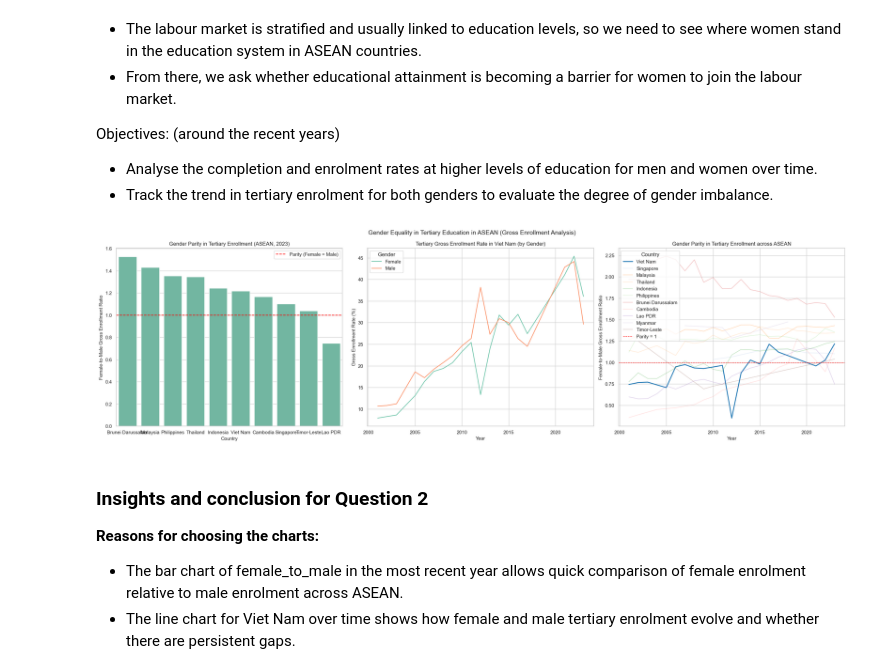
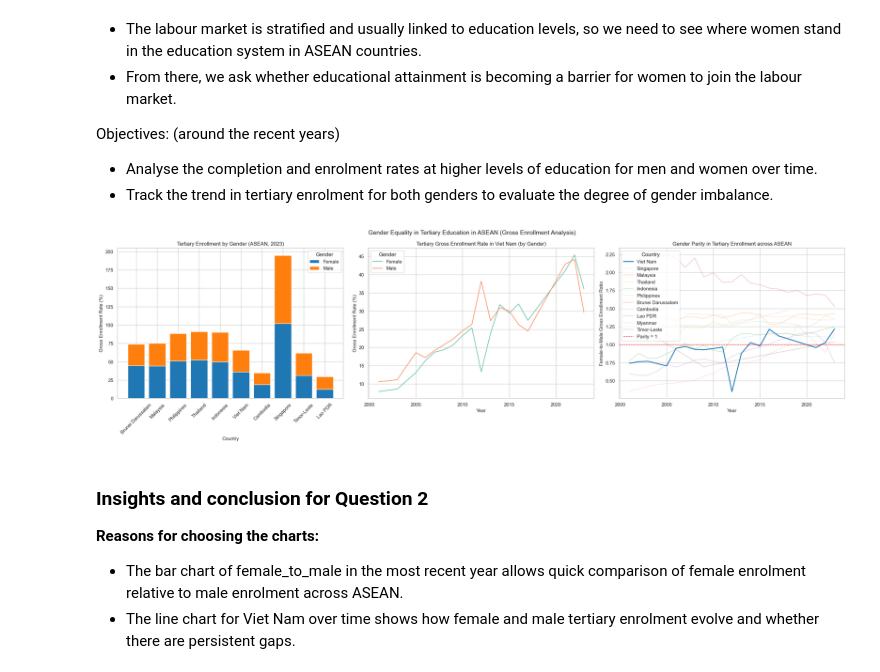
Before and after one commit to thloc1212/DV_LAB2, a Jupyter notebook: merged/merge.ipynb, the cells around one changed output. Drawn from its saved outputs; the diff is of its cells as text; code cells hidden in the pictures.

```diff
--- a/merged/merge.ipynb
+++ b/merged/merge.ipynb
@@ -1218,7 +1226,7 @@ latest_lfpr = latest_lfpr.sort_values("gap_male_minus_female")
 fig, axes = plt.subplots(1, 2, figsize=(18, 6))
 
 #line chart female LFPR over time for each country
-palette = sns.color_palette("tab20", n_colors=len(asean_countries))
+palette = dict(zip(asean_countries, sns.color_palette("tab20", len(asean_countries))))
 
 for i, country in enumerate(asean_countries):
     subset = lfpr_pivot[lfpr_pivot["Country Name"] == country]
@@ -1228,12 +1236,12 @@ for i, country in enumerate(asean_countries):
     if country == 'Viet Nam':
         axes[0].plot(
             subset["Year"], subset["lfpr_female"],
-            label=country, color=palette[i], linewidth=2
+            label=country, color=palette[country], linewidth=2
         )
     else:
         axes[0].plot(
             subset["Year"], subset["lfpr_female"],
-            label=country, linewidth=1.2, color=palette[i], alpha=0.5
+            label=country, linewidth=1.2, color=palette[country], alpha=0.5
         )
 
 axes[0].set_title("Female Labor Force Participation Rate in ASEAN (Age 15+)")
@@ -1339,18 +1347,21 @@ latest_ter.sort_values("female_to_male", ascending=False, inplace=True)
 fig, axes = plt.subplots(1, 3, figsize=(24, 7))
 
 #bar chart of parity in 2023
-sns.barplot(
-    data=latest_ter,
-    x="Country Name",
-    y="female_to_male",
-    ax=axes[0]
-)
+plot_data = latest_ter.copy()
+countries = plot_data["Country Name"]
 
-axes[0].set_title(f"Gender Parity in Tertiary Enrollment (ASEAN, {latest_year_ter})")
+female_vals = plot_data["ter_female"]
+male_vals = plot_data["ter_male"]
+
+# Plot stacked bar
+axes[0].bar(countries, female_vals, label="Female", color="tab:blue")
+axes[0].bar(countries, male_vals, bottom=female_vals, label="Male", color="tab:orange")
+
+axes[0].set_title(f"Tertiary Enrollment by Gender (ASEAN, {latest_year_ter})")
 axes[0].set_xlabel("Country")
-axes[0].set_ylabel("Female-to-Male Gross Enrollment Ratio")
-axes[0].axhline(1, color="red", linestyle="--", label="Parity (Female = Male)")
-axes[0].legend()
+axes[0].set_ylabel("Gross Enrollment Rate (%)")
+axes[0].tick_params(axis='x', rotation=45)
+axes[0].legend(title="Gender")
 
 
 #line chart of Viet Nam over time
@@ -1376,36 +1387,36 @@ for i, country in enumerate(asean_countries):
     ].dropna(subset=["female_to_male"])
 
     if subset.empty:
         continue
 
     if country == 'Viet Nam':
         axes[2].plot(
             subset["Year"], subset["female_to_male"],
-            label=country, color=palette[i], linewidth=2
+            label=country, color=palette[country], linewidth=2
         )
     else:
         axes[2].plot(
             subset["Year"], subset["female_to_male"], label=country,
-            color=palette[i], linewidth=1.2, alpha=0.3
+            color=palette[country], linewidth=1.2, alpha=0.3
         )
 
 axes[2].axhline(1, color="red", linestyle="--", linewidth=1, label="Parity = 1")
 axes[2].set_title("Gender Parity in Tertiary Enrollment across ASEAN")
 axes[2].set_xlabel("Year")
 axes[2].set_ylabel("Female-to-Male Gross Enrollment Ratio")
 axes[2].legend(title="Country")
 
 # =======================
 # General layout
 # =======================
 fig.suptitle(
     "Gender Equality in Tertiary Education in ASEAN (Gross Enrollment Analysis)",
     fontsize=14
 )
 plt.tight_layout()
 plt.show()
 # %% [output]
-[figure, old version]
+[figure, new version]
 # %% [markdown]
 ### Insights and conclusion for Question 2
 
```
Also changed, not shown: parts of 6 cells of this notebook.
